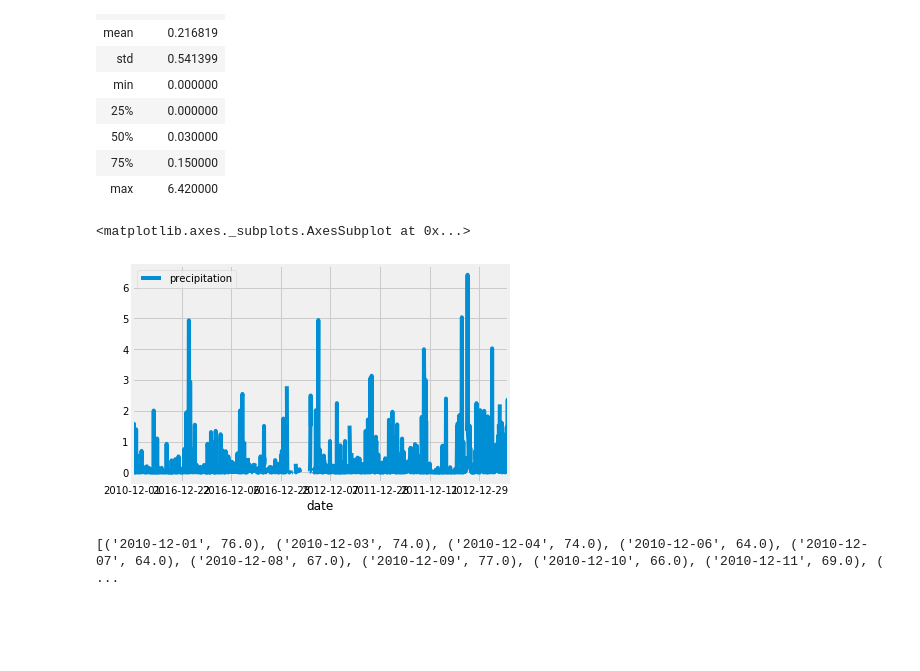
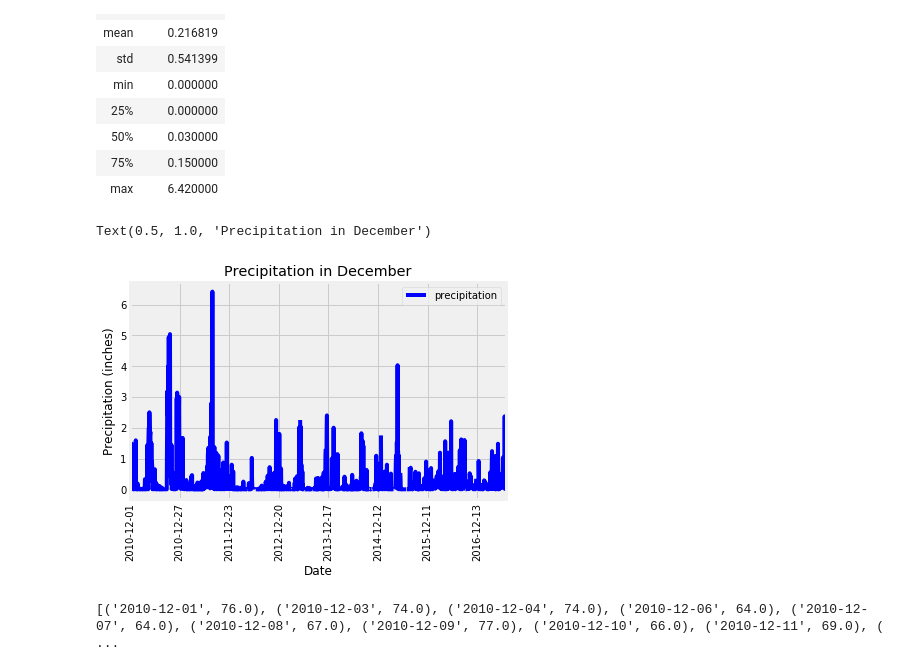
Before and after one commit to JVChermak/JasminChermak_Mod9_surfs_up_Challenge, a Jupyter notebook: climate_analysis.ipynb, the cells around one changed output. Cells and saved outputs as stored; diff of their text form; code cells hidden in the pictures; blank space fills up the shorter version.

```diff
--- a/climate_analysis.ipynb
+++ b/climate_analysis.ipynb
@@ -259,6 +263,6 @@ june_temps_df.plot()
 # %%
 # Perform a query to retrieve the date and precipitation scores for December in all years and all stations
 dec_precip = []
-dec_precip = session.query(Measurement.date, Measurement.prcp).filter(extract('month', Measurement.date) == 12).all()
+dec_precip = session.query(Measurement.date, Measurement.prcp).filter(extract('month', Measurement.date) == 12).order_by(Measurement.date).all()
 print(dec_precip)
 # %% [output]
@@ -300,11 +304,15 @@ dec_precip_df.describe()
 | 75% | 0.150000 |
 | max | 6.420000 |
 # %%
-# Plot precipitation data for June in all years at all stations
-dec_precip_df.plot()
+# Plot precipitation data for December in all years at all stations
+dec_precip_df.plot(color='blue', label='December')
+plt.xlabel('Date')
+plt.ylabel('Precipitation (inches)')
+plt.xticks(rotation='vertical')
+plt.title("Precipitation in December")
 # %% [output]
-<matplotlib.axes._subplots.AxesSubplot at 0x...>
+Text(0.5, 1.0, 'Precipitation in December')
-[figure, old version]
+[figure, new version]
 # %%
 # Perform a query to retrieve the date and temperatures for December in all years and all stations
 dec_temps = []
```
Also changed, not shown: parts of 11 cells of this notebook.
